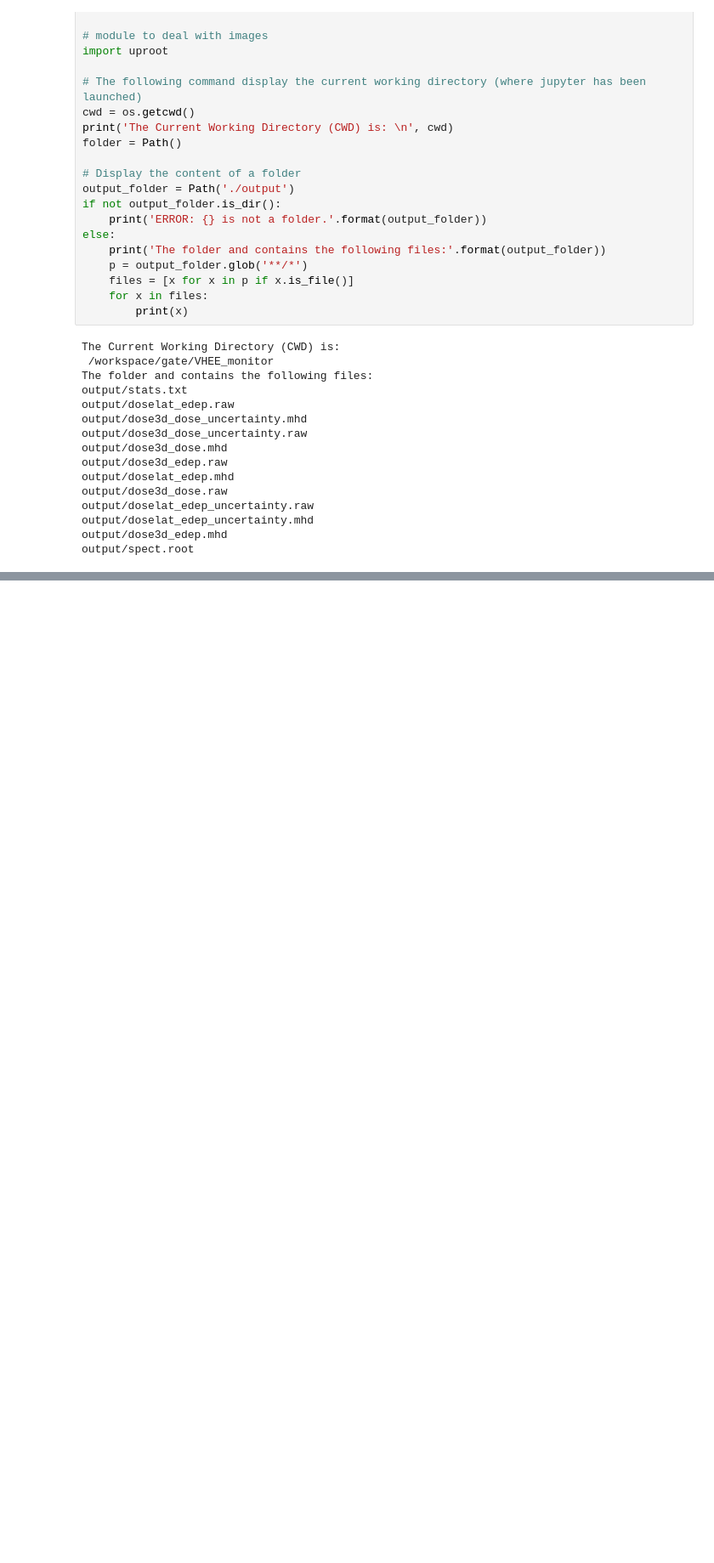
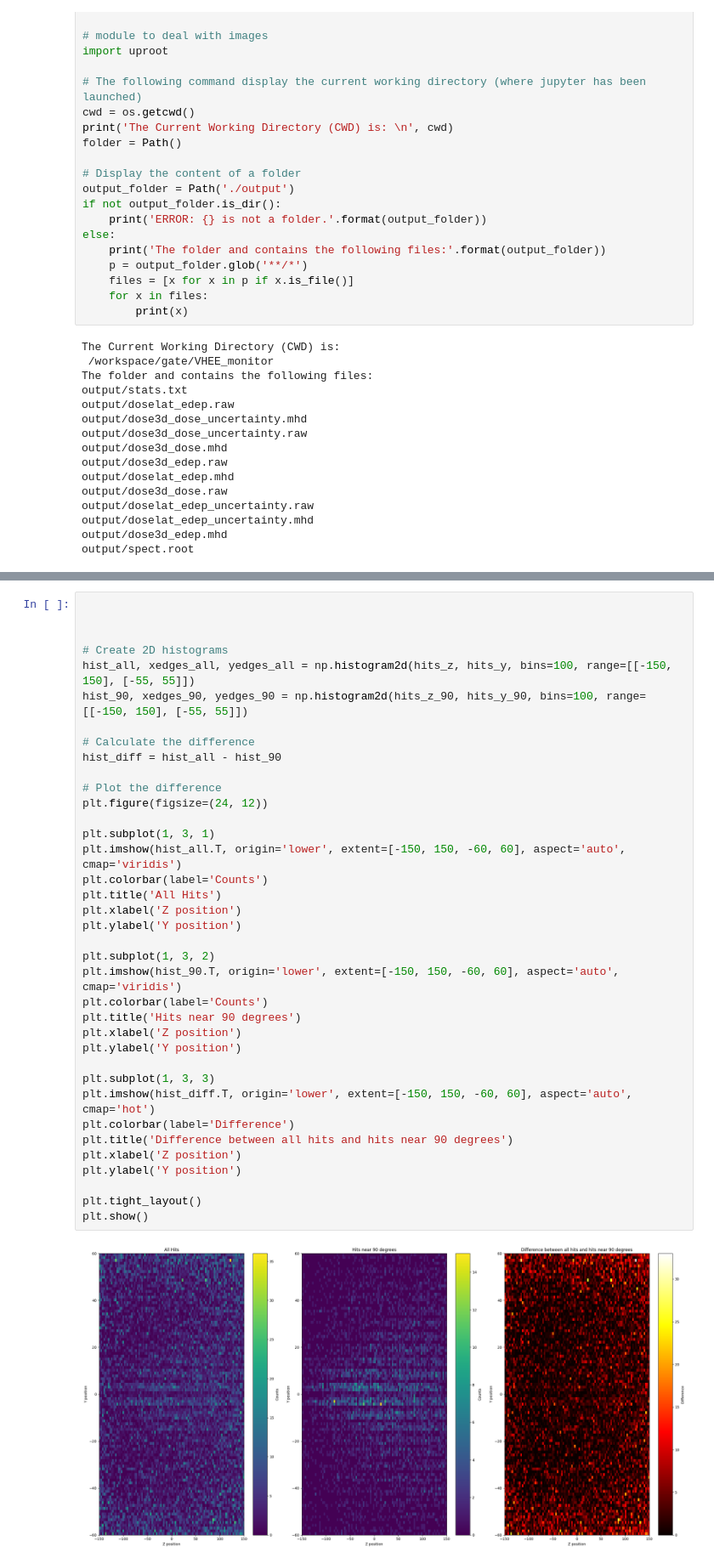
Before and after one commit to francescouni0/VHEE_monitor, a Jupyter notebook: fullcoll.ipynb, the cells around one changed output, grey strips where cells are left out. Shown at 85% size. Drawn from its saved outputs; the diff is of its cells as text; blank space fills up the shorter version.

```diff
--- a/fullcoll.ipynb
+++ b/fullcoll.ipynb
@@ -106,0 +115,39 @@ plt.show()
+# %%
+
+
+
+# Create 2D histograms
+hist_all, xedges_all, yedges_all = np.histogram2d(hits_z, hits_y, bins=100, range=[[-150, 150], [-55, 55]])
+hist_90, xedges_90, yedges_90 = np.histogram2d(hits_z_90, hits_y_90, bins=100, range=[[-150, 150], [-55, 55]])
+
+# Calculate the difference
+hist_diff = hist_all - hist_90
+
+# Plot the difference
+plt.figure(figsize=(24, 12))
+
+plt.subplot(1, 3, 1)
+plt.imshow(hist_all.T, origin='lower', extent=[-150, 150, -60, 60], aspect='auto', cmap='viridis')
+plt.colorbar(label='Counts')
+plt.title('All Hits')
+plt.xlabel('Z position')
+plt.ylabel('Y position')
+
+plt.subplot(1, 3, 2)
+plt.imshow(hist_90.T, origin='lower', extent=[-150, 150, -60, 60], aspect='auto', cmap='viridis')
+plt.colorbar(label='Counts')
+plt.title('Hits near 90 degrees')
+plt.xlabel('Z position')
+plt.ylabel('Y position')
+
+plt.subplot(1, 3, 3)
+plt.imshow(hist_diff.T, origin='lower', extent=[-150, 150, -60, 60], aspect='auto', cmap='hot')
+plt.colorbar(label='Difference')
+plt.title('Difference between all hits and hits near 90 degrees')
+plt.xlabel('Z position')
+plt.ylabel('Y position')
+
+plt.tight_layout()
+plt.show()
+# %% [output]
+[figure, added]
```
Also changed, not shown: parts of 8 cells of this notebook, 3 other files.
